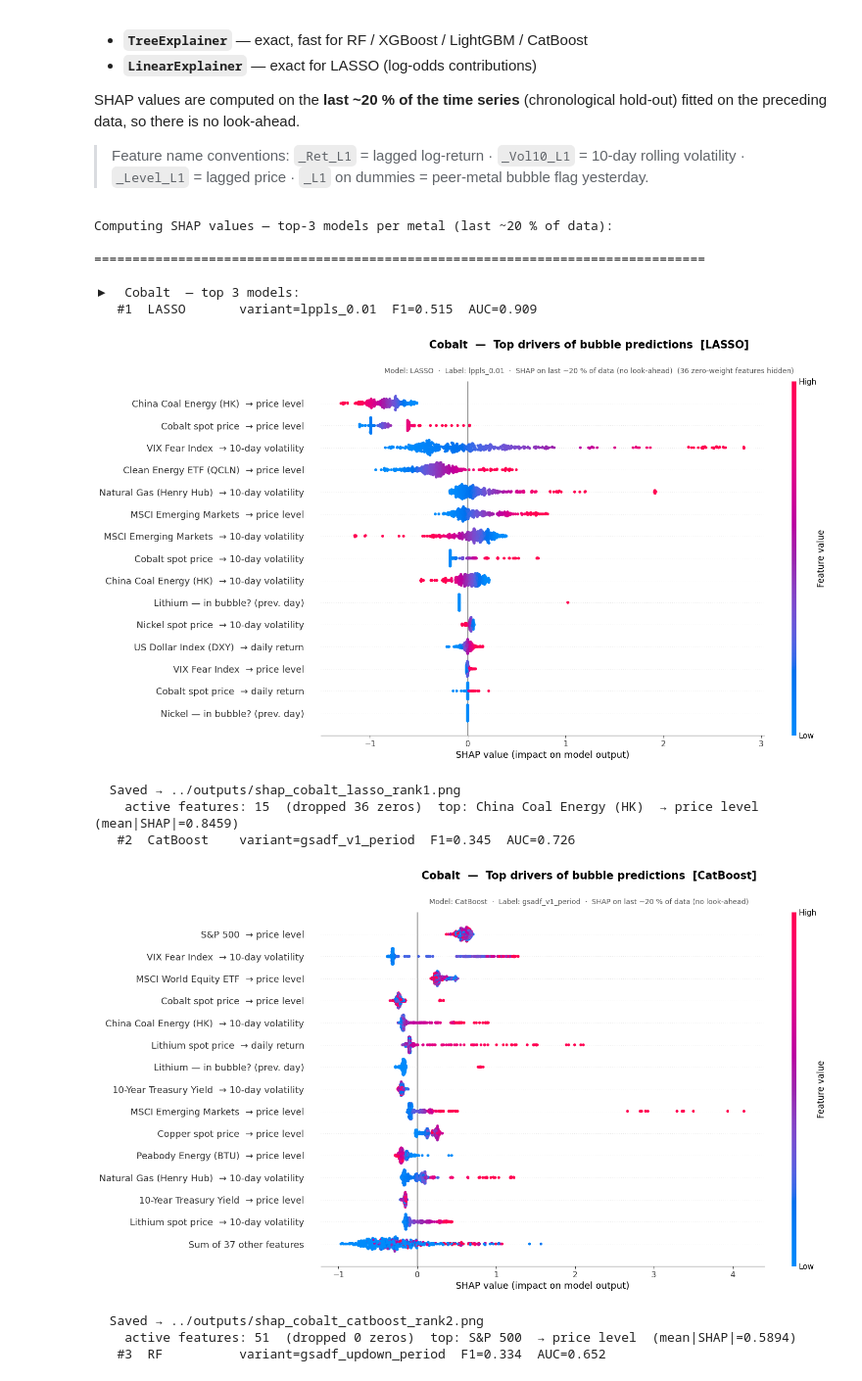
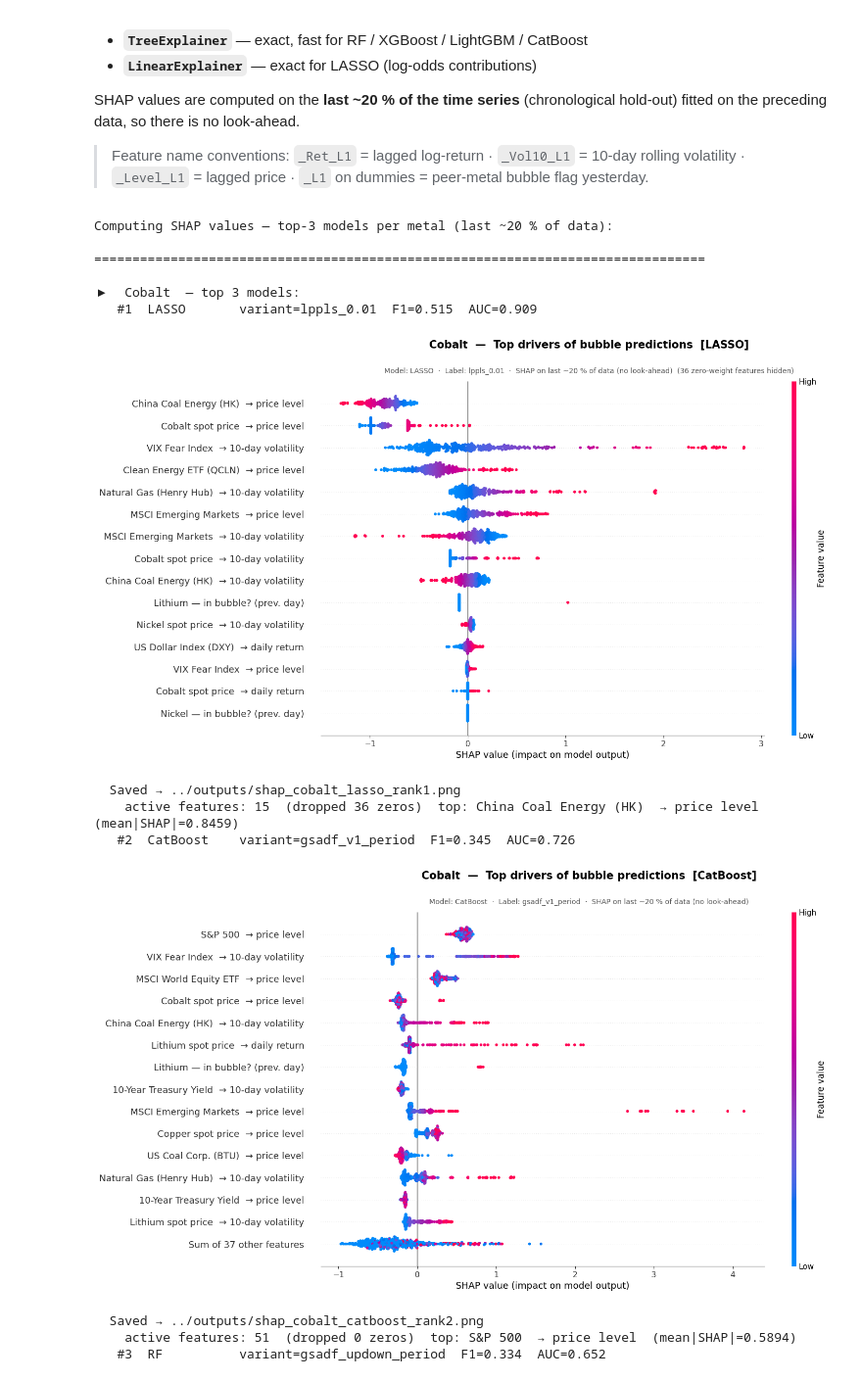
Before and after one commit to Doosheck/metals, a Jupyter notebook: notebooks/02_model_training.ipynb, the cells around one changed output. Shown at 98% size. Cells and saved outputs as stored; diff of their text form; code cells hidden in the pictures.

```diff
--- a/notebooks/02_model_training.ipynb
+++ b/notebooks/02_model_training.ipynb
@@ -587,7 +587,7 @@ TICKER_NAMES = {
     'SP500':     'S&P 500',
     'QCLN':      'Clean Energy ETF (QCLN)',
     'C_CHR':     'China Coal Energy (HK)',
-    'C_US':      'Peabody Energy (BTU)',
+    'C_US':      'US Coal Corp. (BTU)',
 }
 TRANSFORM_LABELS = {
     '_Ret_L1':   '→ daily return',
@@ -723,34 +723,34 @@ for metal in METALS:
         rank_lbl = rank + 1
         print(f'   #{rank_lbl}  {mname:10s}  variant={variant}  F1={row.F1:.3f}  AUC={row.AUC:.3f}')
 
         # Use Optuna-tuned params if this metal's winner matches, else default {}
         if metal in optuna_best_params and mname == winners.loc[metal, 'Model']:
             best_p = optuna_best_params[metal]
         else:
             best_p = {}
 
         compute_and_save_shap(
             metal   = metal,
             variant = variant,
             mname   = mname,
             best_p  = best_p,
             df      = df,
             suffix  = f'_rank{rank_lbl}',
         )
 
 print('\nSHAP complete. Saved outputs/shap_<metal>_<model>_rank<N>.png')
 # %% [output]
 Computing SHAP values — top-3 models per metal (last ~20 % of data):
 
 ================================================================================
 
 ▶  Cobalt  — top 3 models:
    #1  LASSO       variant=lppls_0.01  F1=0.515  AUC=0.909
 [figure]
   Saved → ../outputs/shap_cobalt_lasso_rank1.png
     active features: 15  (dropped 36 zeros)  top: China Coal Energy (HK)  → price level  (mean|SHAP|=0.8459)
    #2  CatBoost    variant=gsadf_v1_period  F1=0.345  AUC=0.726
-[figure, old version]
+[figure, new version]
   Saved → ../outputs/shap_cobalt_catboost_rank2.png
     active features: 51  (dropped 0 zeros)  top: S&P 500  → price level  (mean|SHAP|=0.5894)
    #3  RF          variant=gsadf_updown_period  F1=0.334  AUC=0.652
```
Also changed, not shown: parts of 2 cells of this notebook, 38 other files.
